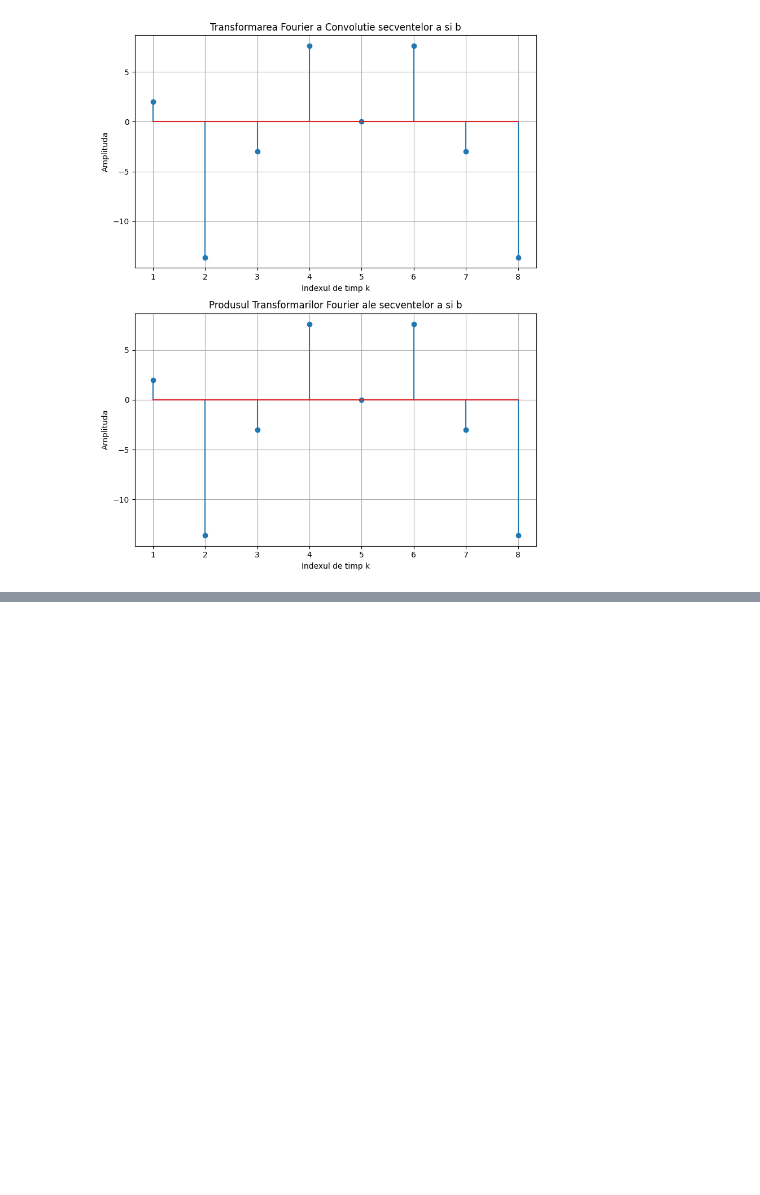
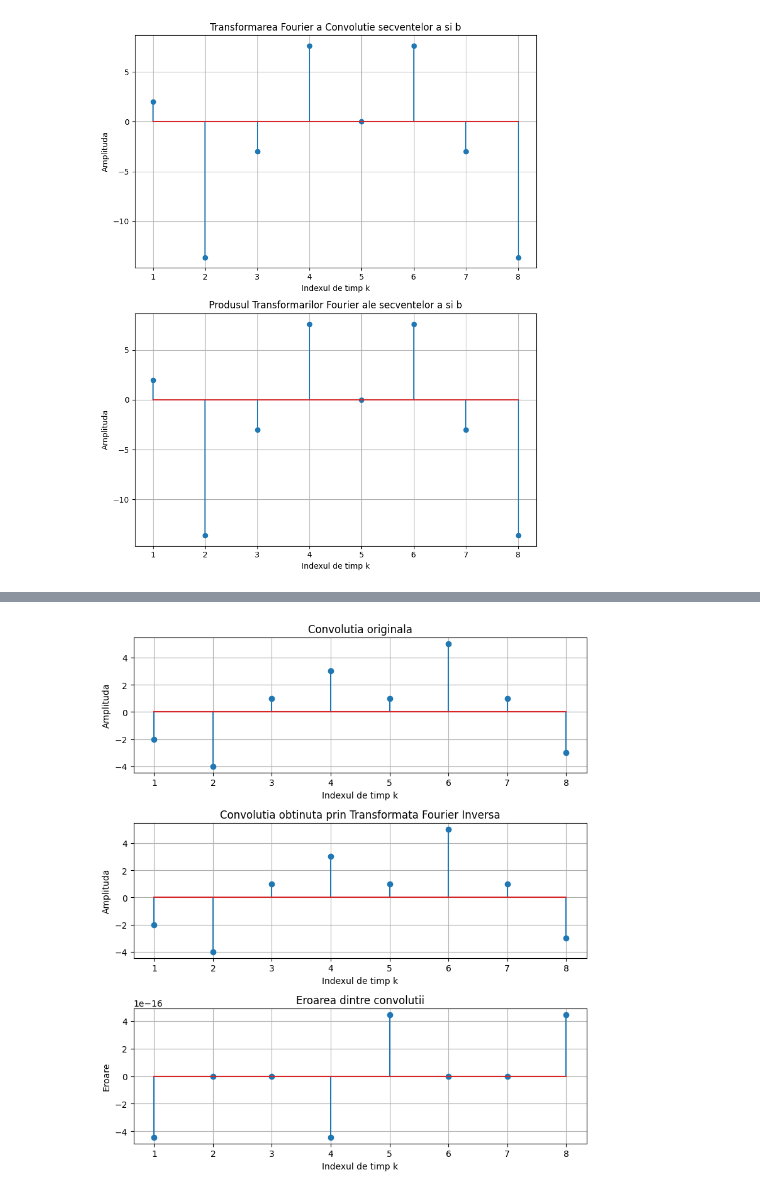
Before and after one commit to KaBoomKaBoom/PS_Labs, a Jupyter notebook: Lab2/Lab2.ipynb, the cells around one changed output, grey strips where cells are left out. Drawn from its saved outputs; the diff is of its cells as text; code cells hidden in the pictures; blank space fills up the shorter version.

```diff
--- a/Lab2/Lab2.ipynb
+++ b/Lab2/Lab2.ipynb
@@ -93,0 +110,34 @@ plt.show()
+# %%
+#Task 5
+
+# Compute error between convolution results
+error = conv_result - np.real(ifft_result)
+
+# Plot comparison of convolution results and error
+plt.figure(figsize=(8, 9))
+
+plt.subplot(3, 1, 1)
+plt.stem(k, conv_result)
+plt.xlabel('Indexul de timp k')
+plt.ylabel('Amplituda')
+plt.title('Convolutia originala')
+plt.grid()
+
+plt.subplot(3, 1, 2)
+plt.stem(k, np.real(ifft_result))
+plt.xlabel('Indexul de timp k')
+plt.ylabel('Amplituda')
+plt.title('Convolutia obtinuta prin Transformata Fourier Inversa')
+plt.grid()
+
+plt.subplot(3, 1, 3)
+plt.stem(k, error)
+plt.xlabel('Indexul de timp k')
+plt.ylabel('Eroare')
+plt.title('Eroarea dintre convolutii')
+plt.grid()
+
+plt.tight_layout()
+plt.show()
+# %% [output]
+[figure, added]
```
Also changed, not shown: parts of 2 cells of this notebook.
